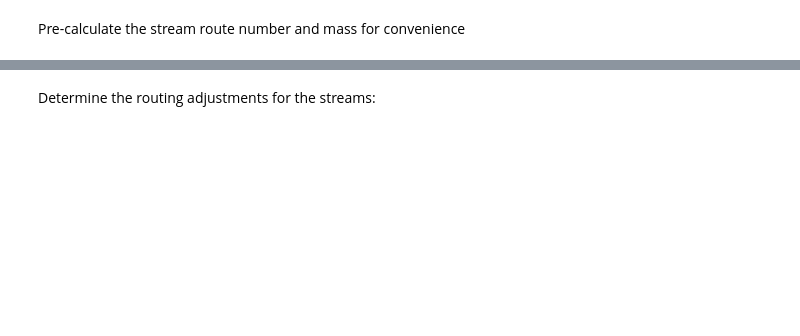
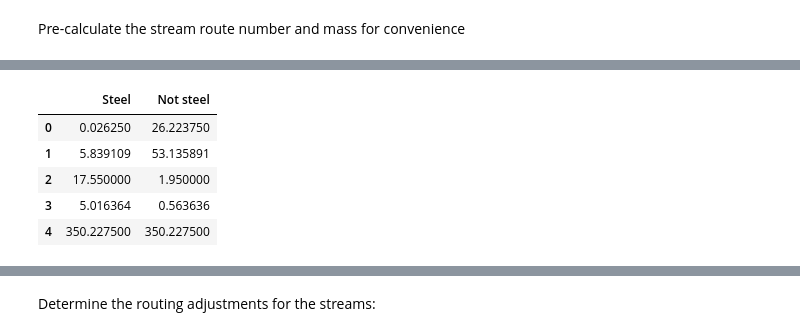
Before and after one commit to HollyHotspur/waste-inventory-tool, a Jupyter notebook: notebook.ipynb, the cells around one changed output, grey strips where cells are left out. Saved outputs shown, nothing was run; the diff lists cells and outputs as text; code cells hidden in the pictures; blank space fills up the shorter version.

```diff
--- a/notebook.ipynb
+++ b/notebook.ipynb
@@ -62,0 +77,12 @@ data
+# %%
+materials = ['Steel', 'Not steel']
+
+masses = calculate_material_mass(streams=data, non_hazardous_material_cols=materials)
+masses
+# %% [output]
+|  | Steel | Not steel |
+| 0 | 0.026250 | 26.223750 |
+| 1 | 5.839109 | 53.135891 |
+| 2 | 17.550000 | 1.950000 |
+| 3 | 5.016364 | 0.563636 |
+| 4 | 350.227500 | 350.227500 |
```
Also changed, not shown: parts of 10 cells of this notebook, 5 other files.
